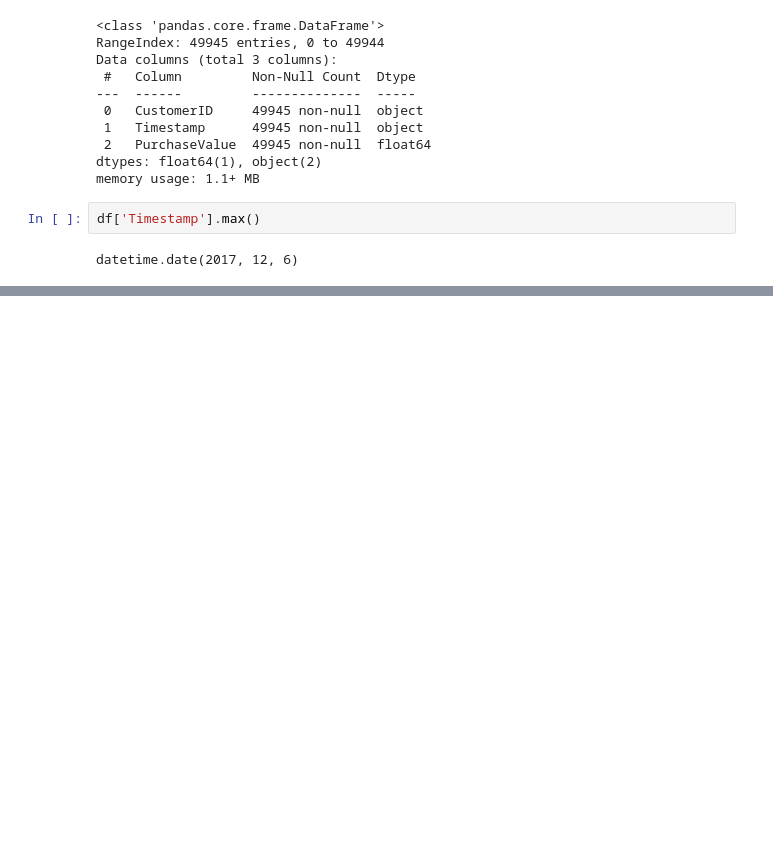
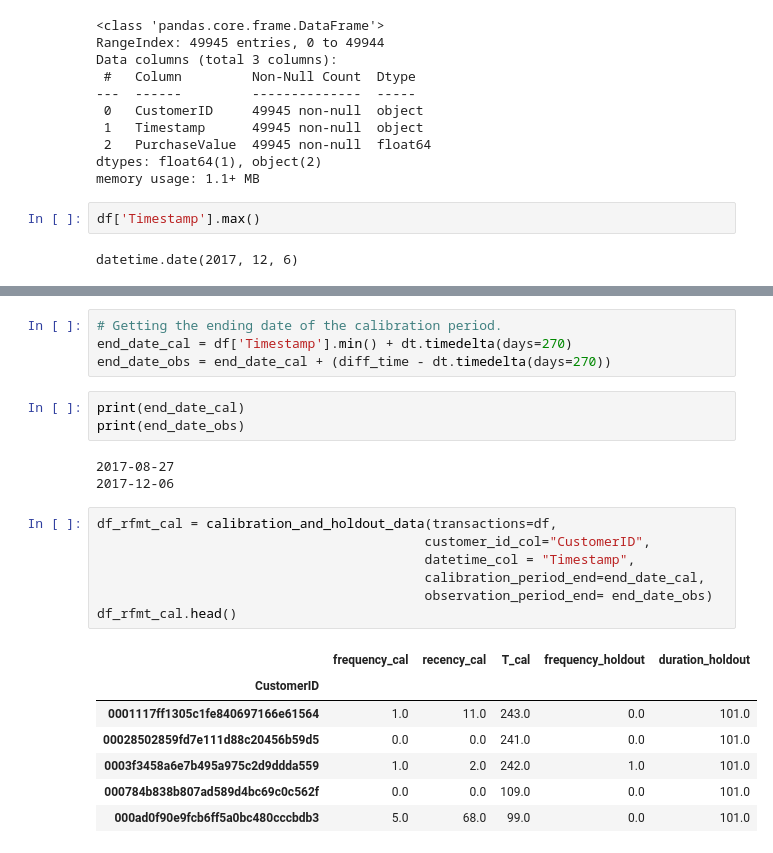
Before and after one commit to pradeepvaranasi/ecommerce_clv, a Jupyter notebook: ecommerce_clv_lifetimes.ipynb, the cells around one changed output, grey strips where cells are left out. Saved outputs shown, nothing was run; the diff lists cells and outputs as text; blank space fills up the shorter version.

```diff
--- a/ecommerce_clv_lifetimes.ipynb
+++ b/ecommerce_clv_lifetimes.ipynb
@@ -283,0 +187,25 @@ BGF.conditional_expected_number_of_purchases_up_to_time(
+# %%
+# Getting the ending date of the calibration period.
+end_date_cal = df['Timestamp'].min() + dt.timedelta(days=270)
+end_date_obs = end_date_cal + (diff_time - dt.timedelta(days=270))
+# %%
+print(end_date_cal)
+print(end_date_obs)
+# %% [output]
+2017-08-27
+2017-12-06
+# %%
+df_rfmt_cal = calibration_and_holdout_data(transactions=df,
+                                          customer_id_col="CustomerID",
+                                          datetime_col = "Timestamp",
+                                          calibration_period_end=end_date_cal,
+                                          observation_period_end= end_date_obs)
+df_rfmt_cal.head()
+# %% [output]
+|  | frequency_cal | recency_cal | T_cal | frequency_holdout | duration_holdout |
+| CustomerID |  |  |  |  |  |
+| 0001117ff1305c1fe840697166e61564 | 1.0 | 11.0 | 243.0 | 0.0 | 101.0 |
+| 00028502859fd7e111d88c20456b59d5 | 0.0 | 0.0 | 241.0 | 0.0 | 101.0 |
+| 0003f3458a6e7b495a975c2d9ddda559 | 1.0 | 2.0 | 242.0 | 1.0 | 101.0 |
+| 000784b838b807ad589d4bc69c0c562f | 0.0 | 0.0 | 109.0 | 0.0 | 101.0 |
+| 000ad0f90e9fcb6ff5a0bc480cccbdb3 | 5.0 | 68.0 | 99.0 | 0.0 | 101.0 |
```
Also changed, not shown: parts of 36 cells of this notebook.
